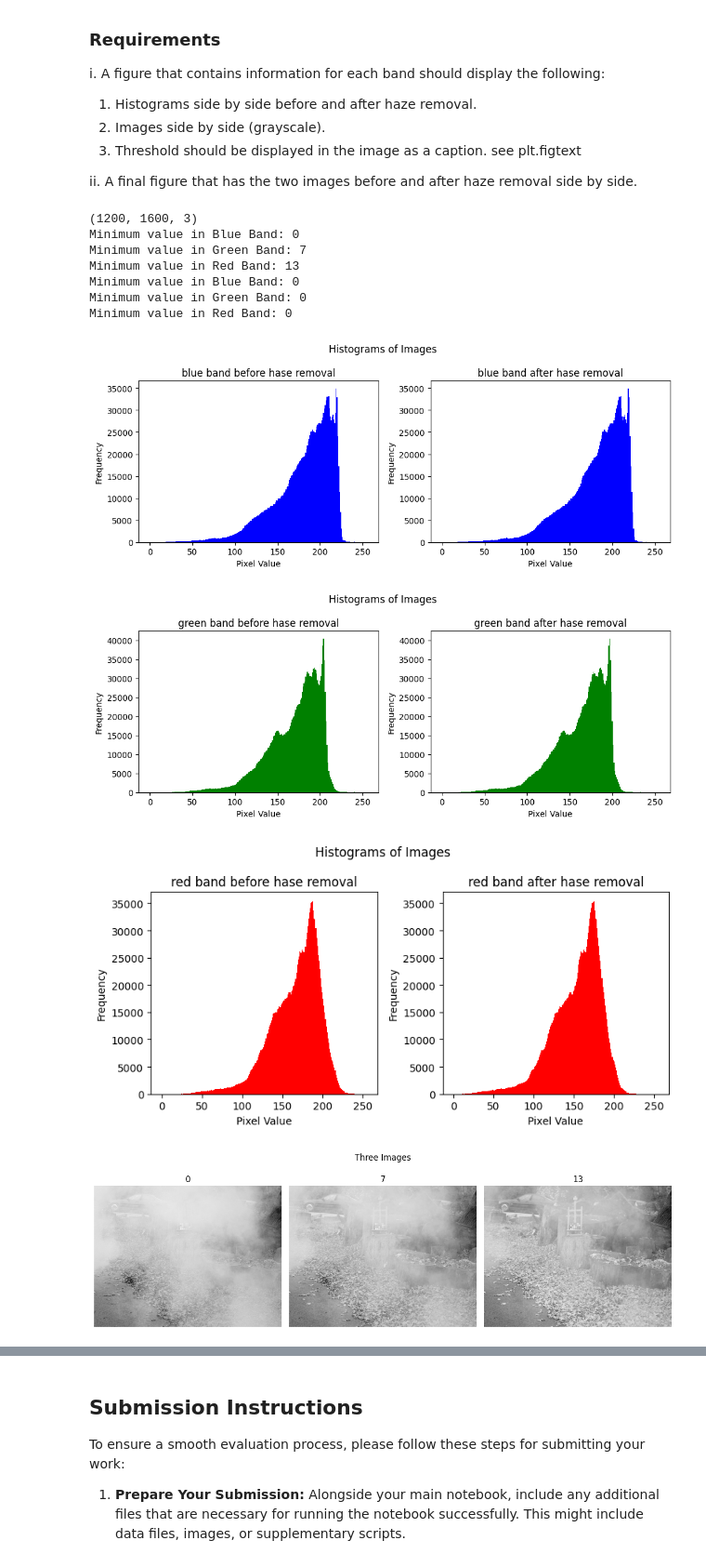
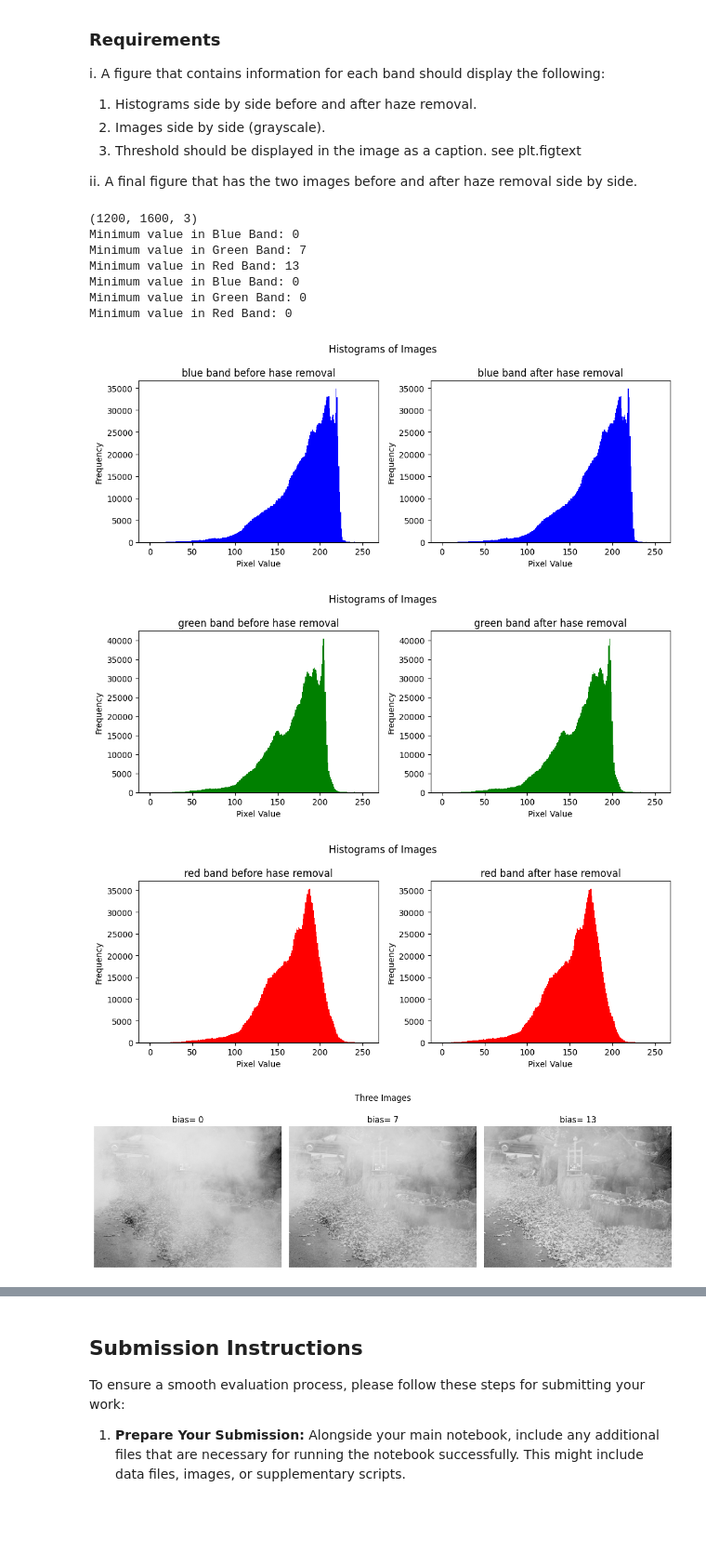
Before and after one commit to norhanreda/satellite-imagery-labs, a Jupyter notebook: Lab1 - Image Correction/Image Correction.ipynb, the cells around one changed output, grey strips where cells are left out. Shown: that part at 93% size. Saved outputs shown, nothing was run; the diff lists cells and outputs as text; code cells hidden in the pictures; blank space fills up the shorter version.

```diff
--- a/Lab1 - Image Correction/Image Correction.ipynb
+++ b/Lab1 - Image Correction/Image Correction.ipynb
@@ -329,7 +335,7 @@ histogram1, bins1 = np.histogram(red_band.flatten(), bins=256, range=[0, 256])
 histogram2, bins2 = np.histogram(red_band1.flatten(), bins=256, range=[0, 256])
 
 # Create a figure with two subplots
-fig, (ax1, ax2) = plt.subplots(1, 2, figsize=(8, 4))
+fig, (ax1, ax2) = plt.subplots(1, 2, figsize=(10, 4))
 fig.suptitle('Histograms of Images')
 
 # Plot the first histogram
@@ -358,17 +364,17 @@ fig.suptitle('Three Images')
 
 # Plot the first image
 ax1.imshow(blue_band1, cmap='gray')
-ax1.set_title(str(min_blue))
+ax1.set_title('bias= '+str(min_blue))
 ax1.axis('off')
 
 # Plot the second image
 ax2.imshow(green_band1, cmap='gray')
-ax2.set_title(str(min_green))
+ax2.set_title('bias= '+str(min_green))
 ax2.axis('off')
 
 # Plot the third image
 ax3.imshow(red_band1, cmap='gray')
-ax3.set_title(str(min_red))
+ax3.set_title('bias= '+str(min_red))
 ax3.axis('off')
 
 # Adjust spacing between subplots
@@ -386,35 +392,35 @@ plt.show()
 fig, (ax1, ax2) = plt.subplots(1, 2, figsize=(12, 4))
 fig.suptitle('haze removal')
 
 # Plot the first image
 ax1.imshow(cv2.cvtColor(image, cv2.COLOR_BGR2RGB))
 ax1.set_title("image before haze removal")
 ax1.axis('off')
 
 # Plot the second image
 ax2.imshow(cv2.cvtColor(haze_removed_img, cv2.COLOR_BGR2RGB))
 ax2.set_title("image after haze removal")
 ax2.axis('off')
 
 # Adjust spacing between subplots
 plt.tight_layout()
 
 # Display the figure
 plt.show()
 # cv2.imshow('Image', haze_removed_img)
 # cv2.waitKey(0)
 # %% [output]
 (1200, 1600, 3)
 Minimum value in Blue Band: 0
 Minimum value in Green Band: 7
 Minimum value in Red Band: 13
 Minimum value in Blue Band: 0
 Minimum value in Green Band: 0
 Minimum value in Red Band: 0
 [figure]
 [figure]
-[figure, old version]
+[figure, new version]
-[figure, old version]
+[figure, new version]
 [figure]
 # %% [markdown]
 ## Submission Instructions
```
Also changed, not shown: parts of 1 cell of this notebook, 1 other file.
